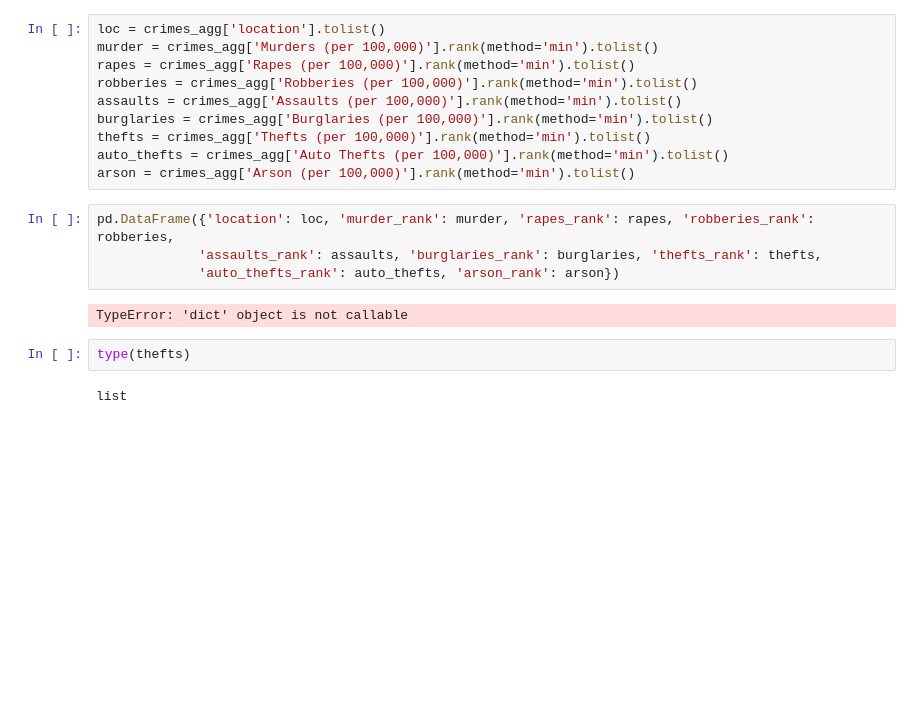
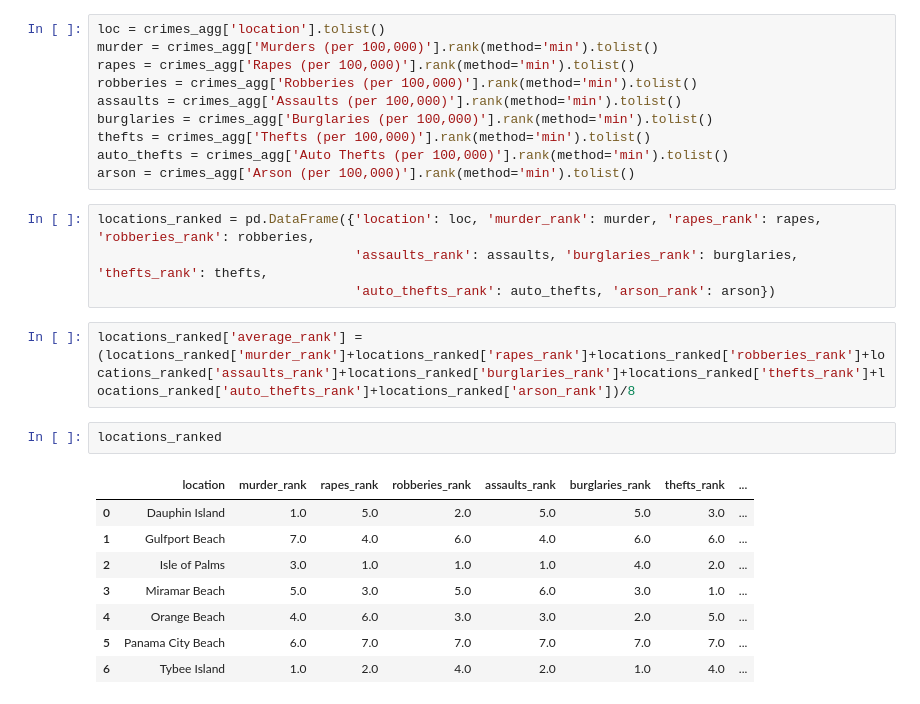
Before and after one commit to NSS-Full-Time-Data-Analytics-9/bwilhelm_capstone, a Jupyter notebook: scripts/crime_data.ipynb, the cells around one changed output. Drawn from its saved outputs; the diff is of its cells as text; blank space fills up the shorter version.

```diff
--- a/scripts/crime_data.ipynb
+++ b/scripts/crime_data.ipynb
@@ -473,12 +473,19 @@ thefts = crimes_agg['Thefts (per 100,000)'].rank(method='min').tolist()
 auto_thefts = crimes_agg['Auto Thefts (per 100,000)'].rank(method='min').tolist()
 arson = crimes_agg['Arson (per 100,000)'].rank(method='min').tolist()
 # %%
-pd.DataFrame({'location': loc, 'murder_rank': murder, 'rapes_rank': rapes, 'robberies_rank': robberies,
-             'assaults_rank': assaults, 'burglaries_rank': burglaries, 'thefts_rank': thefts,
-             'auto_thefts_rank': auto_thefts, 'arson_rank': arson})
+locations_ranked = pd.DataFrame({'location': loc, 'murder_rank': murder, 'rapes_rank': rapes, 'robberies_rank': robberies,
+                                 'assaults_rank': assaults, 'burglaries_rank': burglaries, 'thefts_rank': thefts,
+                                 'auto_thefts_rank': auto_thefts, 'arson_rank': arson})
-# %% [output]
-TypeError: 'dict' object is not callable
 # %%
-type(thefts)
+locations_ranked['average_rank'] = (locations_ranked['murder_rank']+locations_ranked['rapes_rank']+locations_ranked['robberies_rank']+locations_ranked['assaults_rank']+locations_ranked['burglaries_rank']+locations_ranked['thefts_rank']+locations_ranked['auto_thefts_rank']+locations_ranked['arson_rank'])/8
-# %% [output]
-list
+# %%
+locations_ranked
+# %% [output]
+|  | location | murder_rank | rapes_rank | robberies_rank | assaults_rank | burglaries_rank | thefts_rank | ... |
+| 0 | Dauphin Island | 1.0 | 5.0 | 2.0 | 5.0 | 5.0 | 3.0 | ... |
+| 1 | Gulfport Beach | 7.0 | 4.0 | 6.0 | 4.0 | 6.0 | 6.0 | ... |
+| 2 | Isle of Palms | 3.0 | 1.0 | 1.0 | 1.0 | 4.0 | 2.0 | ... |
+| 3 | Miramar Beach | 5.0 | 3.0 | 5.0 | 6.0 | 3.0 | 1.0 | ... |
+| 4 | Orange Beach | 4.0 | 6.0 | 3.0 | 3.0 | 2.0 | 5.0 | ... |
+| 5 | Panama City Beach | 6.0 | 7.0 | 7.0 | 7.0 | 7.0 | 7.0 | ... |
+| 6 | Tybee Island | 1.0 | 2.0 | 4.0 | 2.0 | 1.0 | 4.0 | ... |
```
Also changed, not shown: 1 other file.
